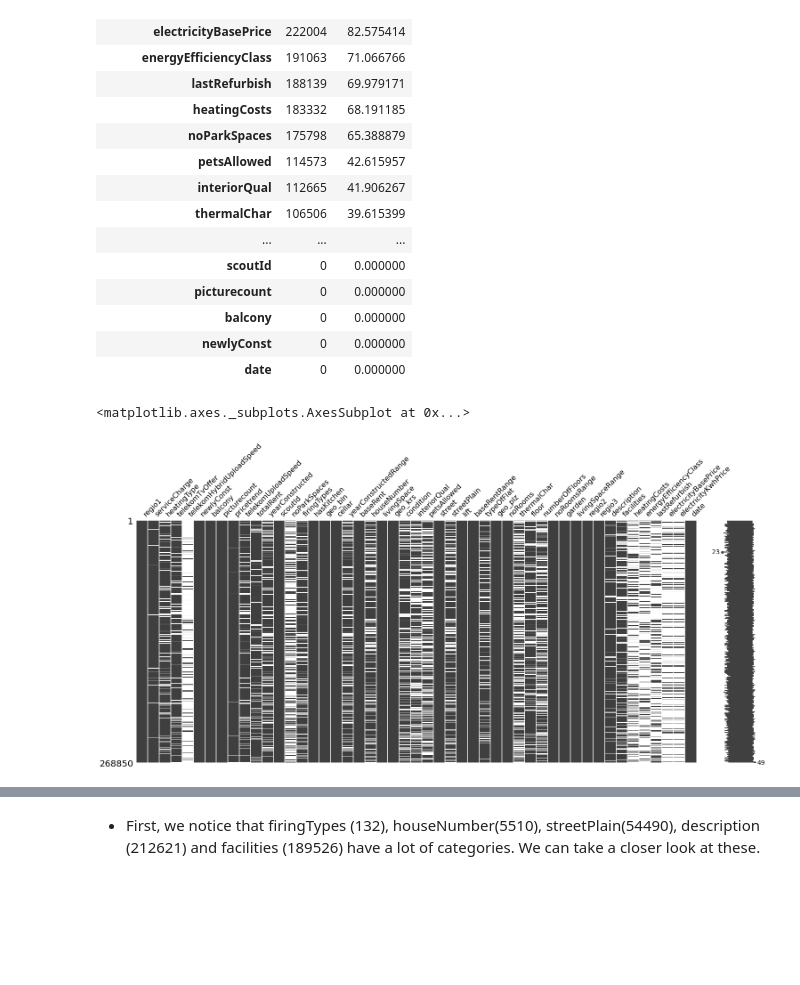
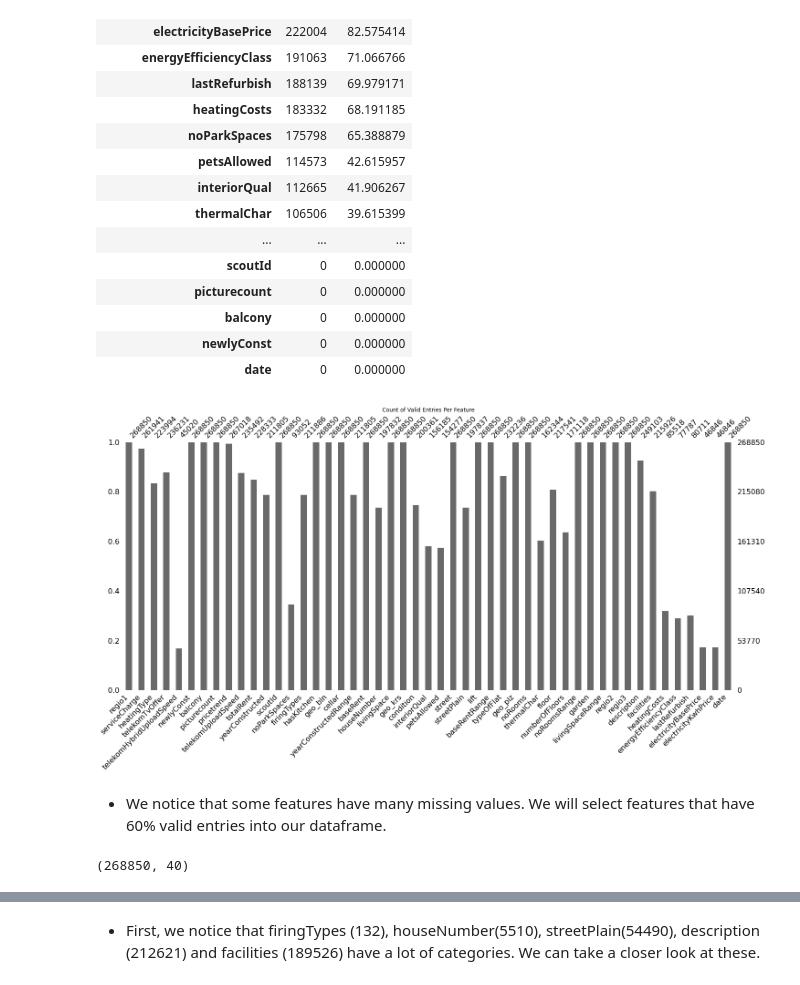
Before and after one commit to femi-lujo/germany_rental_apartments, a Jupyter notebook: notebooks/data_wrangling2.ipynb, the cells around one changed output, grey strips where cells are left out. Cells and saved outputs as stored; diff of their text form; code cells hidden in the pictures; blank space fills up the shorter version.

```diff
--- a/notebooks/data_wrangling2.ipynb
+++ b/notebooks/data_wrangling2.ipynb
@@ -95,8 +130,11 @@ missing.sort_values(by = 'Count', ascending = False)
 | balcony | 0 | 0.000000 |
 | newlyConst | 0 | 0.000000 |
 | date | 0 | 0.000000 |
-# %%
-msno.matrix(rentals)
-# %% [output]
-<matplotlib.axes._subplots.AxesSubplot at 0x...>
-[figure, removed]
+# %%
+#Show the prescence on non-null values as a bar chart
+_= msno.bar(rentals)
+_= plt.title('Count of Valid Entries Per Feature')
+# %% [output]
+[figure, added]
+# %% [markdown]
+- We notice that some features have many missing values. We will select features that have 60% valid entries into our dataframe.
@@ -102,0 +144,4 @@ msno.matrix(rentals)
+# %%
+rentals.shape
+# %% [output]
+(268850, 40)
```
Also changed, not shown: parts of 144 cells of this notebook.
